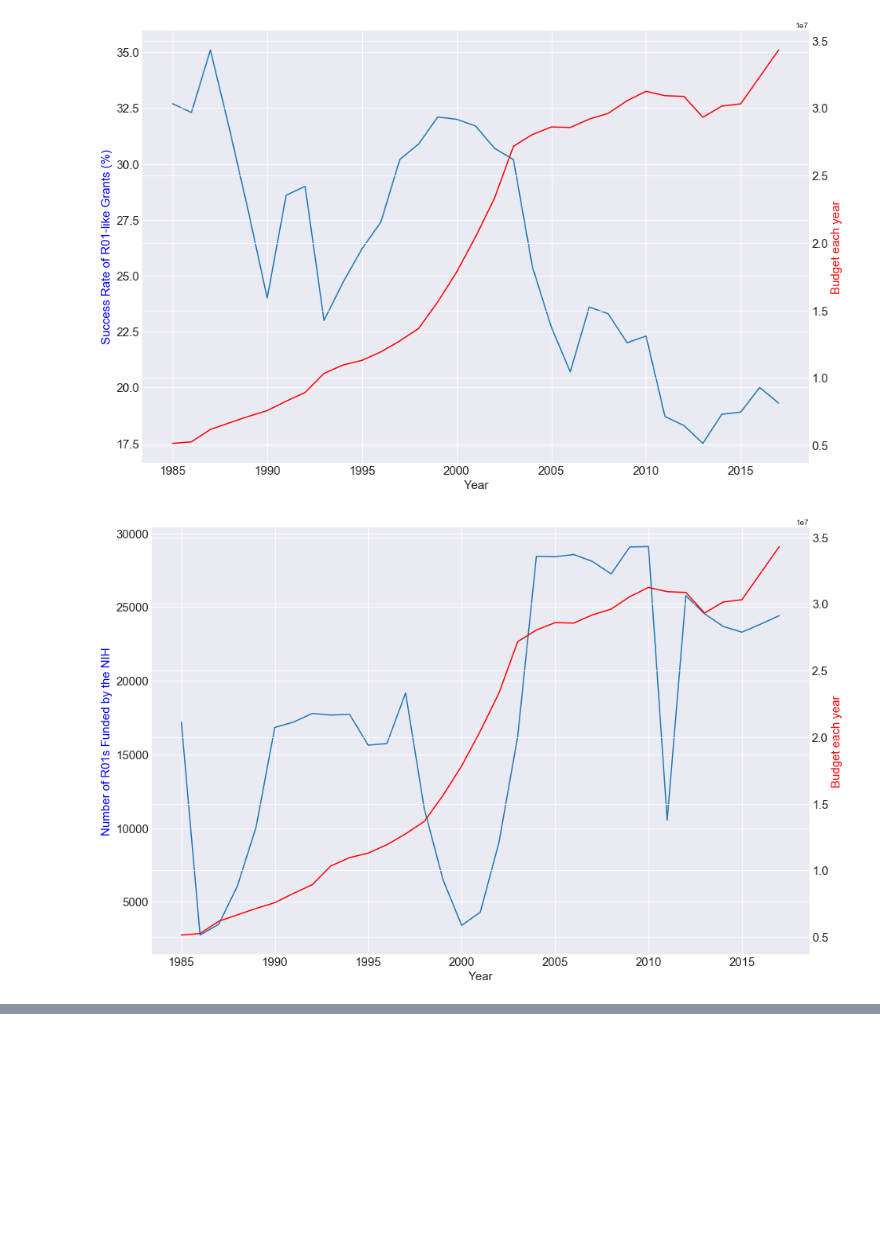
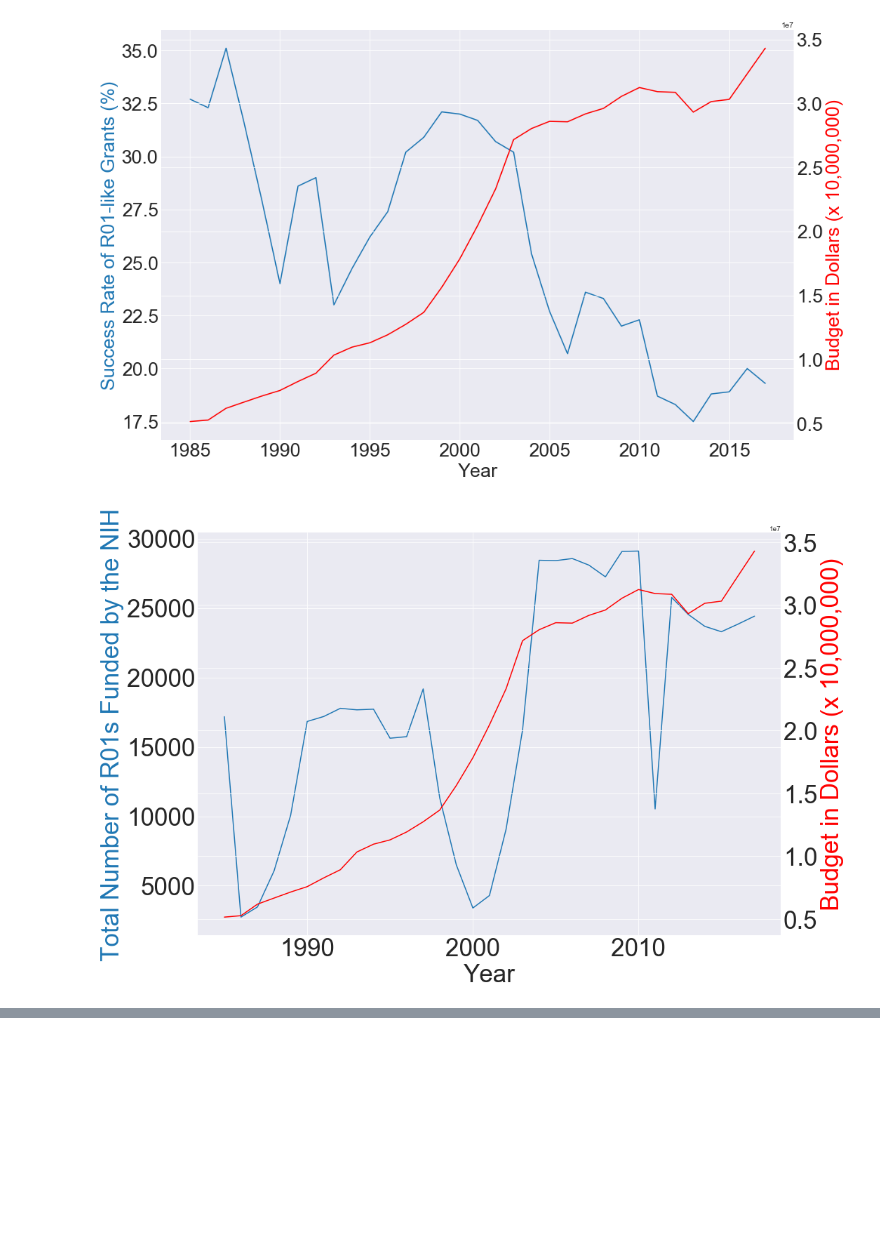
Before and after one commit to raom1/NIH-grants, a Jupyter notebook: final_analysis.ipynb, the cells around one changed output, grey strips where cells are left out. Saved outputs shown, nothing was run; the diff lists cells and outputs as text; code cells hidden in the pictures.

```diff
--- a/final_analysis.ipynb
+++ b/final_analysis.ipynb
@@ -69,29 +74,39 @@ overall_success_rate["Success Rate R01 Equivalent Grants"] = overall_success_rat
 # %%
 fig, ax = plt.subplots(figsize=(15, 10))
 ax2 = ax.twinx()
-ax.plot(years, overall_success_rate.loc[overall_success_rate.FY >= 1985]["Success Rate R01 Equivalent Grants"])
+ax.plot(years, overall_success_rate.loc[overall_success_rate.FY >= 1985]["Success Rate R01 Equivalent Grants"], color = "C0")
 ax2.plot(years, nih_budget_1985_totals, color = "red")
-ax.set_xlabel('Year', fontsize = 15)
-ax.set_ylabel('Success Rate of R01-like Grants (%)', fontsize = 15, color = "blue")
-ax2.set_ylabel('Budget each year', fontsize = 15, color = "red")
-ax.tick_params(axis='both', labelsize = 15)
-ax2.tick_params(labelsize = 15);
+ax.set_xlabel('Year', fontsize = 25)
+ax.set_ylabel('Success Rate of R01-like Grants (%)', fontsize = 25, color = "C0")
+ax2.set_ylabel('Budget in Dollars (x 10,000,000)', fontsize = 25, color = "red")
+ax.tick_params(axis='both', labelsize = 25)
+ax2.tick_params(labelsize = 25);
+#ax.get_yaxis().set_ticks([])
+#ax.get_xaxis().set_ticks([])
+#ax2.get_yaxis().set_ticks([]);
+
+#plt.tight_layout()
+#plt.savefig("data/figs_for_pres/success_rate_zoom.png", dpi=80, orientation='landscape')
 # %% [output]
-[figure, old version]
+[figure, new version]
 # %%
 R01s_per_year = funded_R01_projects.groupby("FY").nunique()
 # %%
 fig, ax = plt.subplots(figsize=(15, 10))
 ax2 = ax.twinx()
 ax.plot(years, R01s_per_year.loc[R01s_per_year.index != 2018.0]["grant_num"])
+#ax.plot(years, overall_success_rate[overall_success_rate.FY >= 1985]["Number of R01 Equivalent Grants Applications Reviewed"])
 ax2.plot(years, nih_budget_1985_totals, color = "red")
-ax.set_xlabel('Year', fontsize = 15)
-ax.set_ylabel('Number of R01s Funded by the NIH', fontsize = 15, color = "blue")
-ax2.set_ylabel('Budget each year', fontsize = 15, color = "red")
-ax.tick_params(axis='both', labelsize = 15)
-ax2.tick_params(labelsize = 15);
+ax.set_xlabel('Year', fontsize = 35)
+ax.set_ylabel('Total Number of R01s Funded by the NIH', fontsize = 35, color = "C0")
+ax2.set_ylabel('Budget in Dollars (x 10,000,000)', fontsize = 35, color = "red")
+ax.tick_params(axis='both', labelsize = 35)
+ax2.tick_params(labelsize = 35);
+
+plt.tight_layout()
+plt.savefig("data/figs_for_pres/budget_number-of-grants_zoom.png", dpi=80, orientation='landscape')
 # %% [output]
-[figure, old version]
+[figure, new version]
 # %%
 fig, ax = plt.subplots(figsize=(15, 10))
 ax2 = ax.twinx()
```
Also changed, not shown: parts of 22 cells of this notebook, 1 other file.
